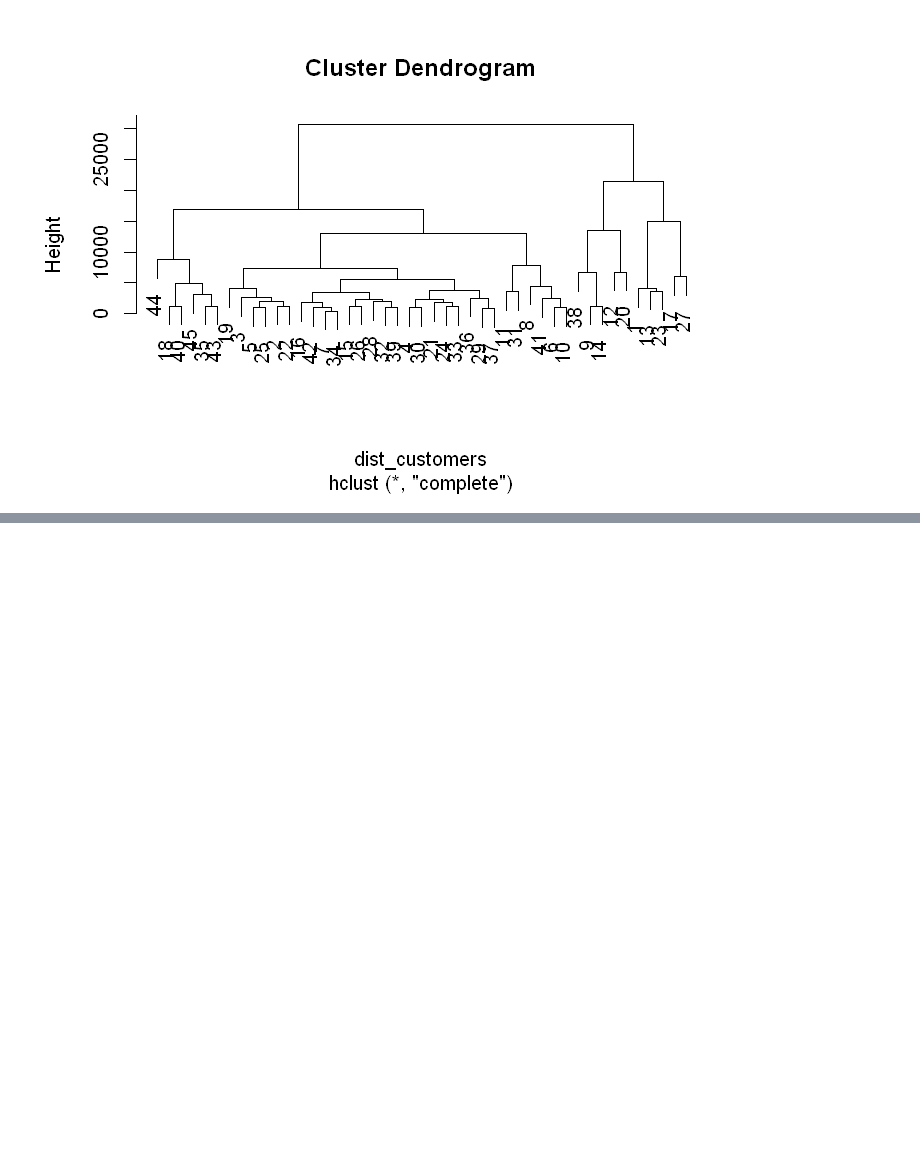
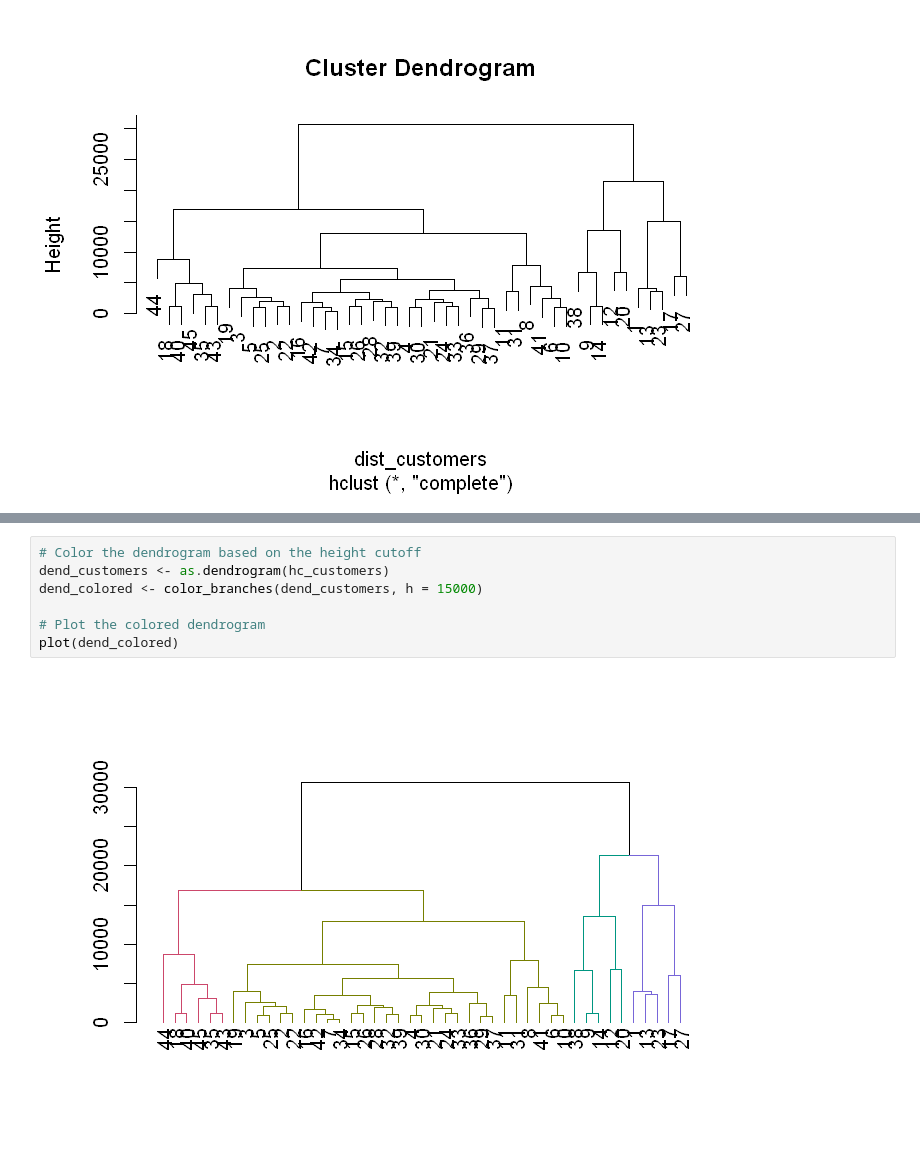
Before and after one commit to KarinRoe/R_datacamp, a Jupyter notebook: Cluster_analysis_in_R.ipynb, the cells around one changed output, grey strips where cells are left out. Saved outputs shown, nothing was run; the diff lists cells and outputs as text; blank space fills up the shorter version.

```diff
--- a/Cluster_analysis_in_R.ipynb
+++ b/Cluster_analysis_in_R.ipynb
@@ -350,0 +361,9 @@ segment_customers <- mutate(customers_spend, cluster = clust_customers)
+# %%
+# Color the dendrogram based on the height cutoff
+dend_customers <- as.dendrogram(hc_customers)
+dend_colored <- color_branches(dend_customers, h = 15000)
+
+# Plot the colored dendrogram
+plot(dend_colored)
+# %% [output]
+[figure, added]
```
Also changed, not shown: parts of 45 cells of this notebook.
